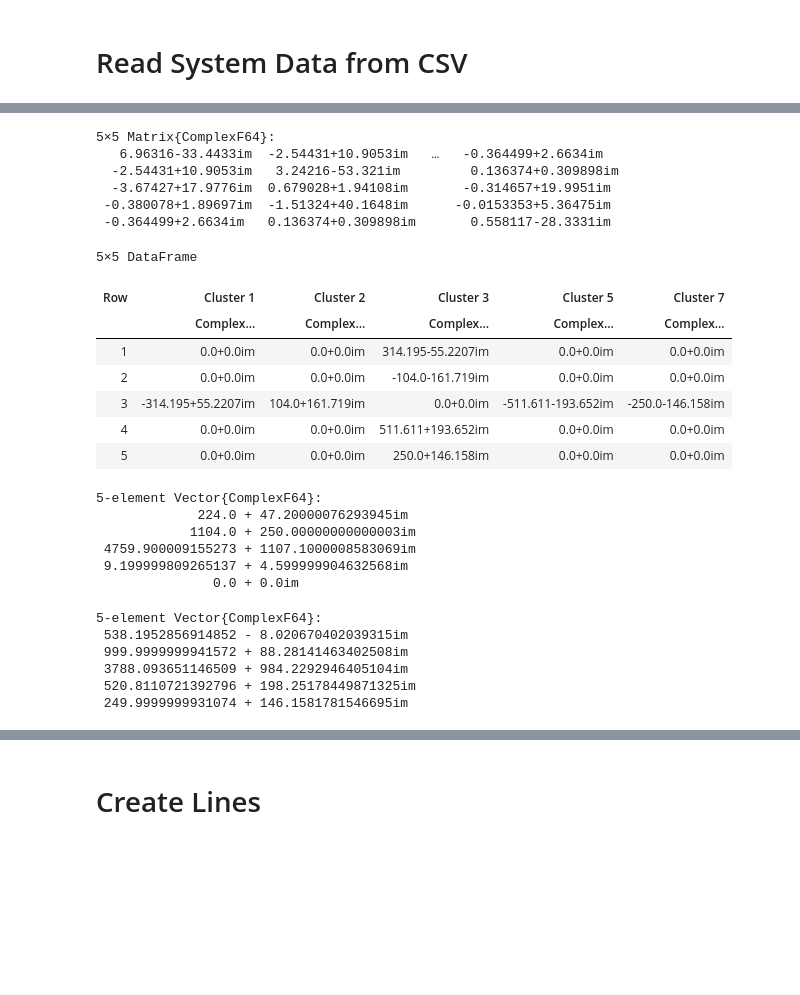
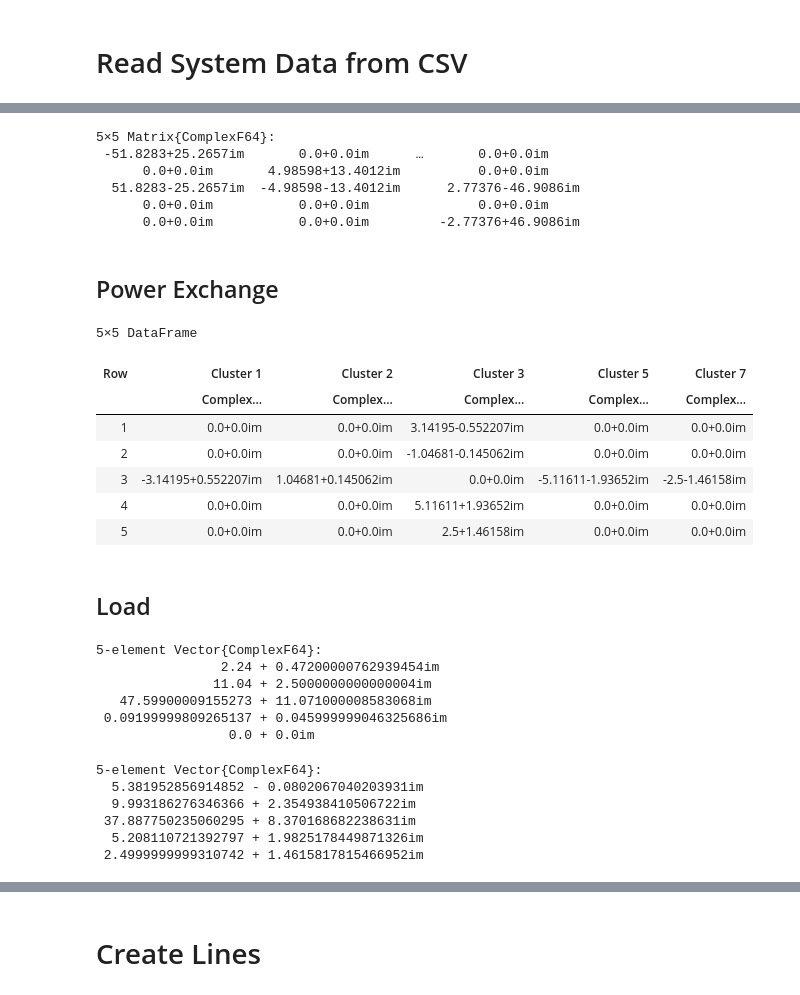
Before and after one commit to Sciemon/mwe_dynamic_equivalents_regions, a Jupyter notebook: dynamic-equivalents-simulations.ipynb, the cells around one changed output, grey strips where cells are left out. Drawn from its saved outputs; the diff is of its cells as text; code cells hidden in the pictures; blank space fills up the shorter version.

```diff
--- a/dynamic-equivalents-simulations.ipynb
+++ b/dynamic-equivalents-simulations.ipynb
@@ -12,6 +17,8 @@ using CSV
 # %%
-BASE_MVA = 100
+BASE_POWER = 100e6
 BASE_FREQ = 60.0
+BASE_VOLTAGE = 345e3
+BASE_IMPEDANCE = BASE_VOLTAGE^2 / BASE_POWER
 
-path_to_csv_files = "dynamic-equivalents-data-export\\"
+path_to_csv_files = "output\\dynamic-equivalents-data-export\\"
 # %% [output]
@@ -49,47 +59,52 @@ admittance_matrix_df
 # %%
-admittance_matrix = Matrix(admittance_matrix_df)
-admittance_matrix
+admittance_matrix_pu = Matrix(admittance_matrix_pu_df)
+admittance_matrix_pu
 # %% [output]
 5×5 Matrix{ComplexF64}:
-   6.96316-33.4433im  -2.54431+10.9053im   …   -0.364499+2.6634im
-  -2.54431+10.9053im   3.24216-53.321im         0.136374+0.309898im
-  -3.67427+17.9776im  0.679028+1.94108im       -0.314657+19.9951im
- -0.380078+1.89697im  -1.51324+40.1648im      -0.0153353+5.36475im
- -0.364499+2.6634im   0.136374+0.309898im       0.558117-28.3331im
+ -51.8283+25.2657im       0.0+0.0im      …       0.0+0.0im
+      0.0+0.0im       4.98598+13.4012im          0.0+0.0im
+  51.8283-25.2657im  -4.98598-13.4012im      2.77376-46.9086im
+      0.0+0.0im           0.0+0.0im              0.0+0.0im
+      0.0+0.0im           0.0+0.0im         -2.77376+46.9086im
+# %% [markdown]
+## Power Exchange
 # %%
-power_exchange_df = CSV.read("$(path_to_csv_files)power-exchange.csv", DataFrame, header=1, drop=[1])
-power_exchange_df = coalesce.(power_exchange_df, "0+0j")
-power_exchange_df = mapcols(col -> parse_python_complex.(col), power_exchange_df)
-power_exchange_matrix = Matrix(power_exchange_df)
-power_exchange_df
+power_exchange_MVA_df = CSV.read("$(path_to_csv_files)power-exchange.csv", DataFrame, header=1, drop=[1])
+power_exchange_MVA_df = coalesce.(power_exchange_MVA_df, "0+0j")
+power_exchange_MVA_df = mapcols(col -> parse_python_complex.(col), power_exchange_MVA_df)
+power_exchange_pu_df = power_exchange_MVA_df .* 1e6 ./ BASE_POWER
+power_exchange_pu_matrix = Matrix(power_exchange_pu_df)
+power_exchange_pu_df
 # %% [output]
 5×5 DataFrame
 | Row | Cluster 1 | Cluster 2 | Cluster 3 | Cluster 5 | Cluster 7 |
 |  | Complex… | Complex… | Complex… | Complex… | Complex… |
-| 1 | 0.0+0.0im | 0.0+0.0im | 314.195-55.2207im | 0.0+0.0im | 0.0+0.0im |
-| 2 | 0.0+0.0im | 0.0+0.0im | -104.0-161.719im | 0.0+0.0im | 0.0+0.0im |
-| 3 | -314.195+55.2207im | 104.0+161.719im | 0.0+0.0im | -511.611-193.652im | -250.0-146.158im |
-| 4 | 0.0+0.0im | 0.0+0.0im | 511.611+193.652im | 0.0+0.0im | 0.0+0.0im |
-| 5 | 0.0+0.0im | 0.0+0.0im | 250.0+146.158im | 0.0+0.0im | 0.0+0.0im |
+| 1 | 0.0+0.0im | 0.0+0.0im | 3.14195-0.552207im | 0.0+0.0im | 0.0+0.0im |
+| 2 | 0.0+0.0im | 0.0+0.0im | -1.04681-0.145062im | 0.0+0.0im | 0.0+0.0im |
+| 3 | -3.14195+0.552207im | 1.04681+0.145062im | 0.0+0.0im | -5.11611-1.93652im | -2.5-1.46158im |
+| 4 | 0.0+0.0im | 0.0+0.0im | 5.11611+1.93652im | 0.0+0.0im | 0.0+0.0im |
+| 5 | 0.0+0.0im | 0.0+0.0im | 2.5+1.46158im | 0.0+0.0im | 0.0+0.0im |
+# %% [markdown]
+## Load
 # %%
-load_power_df = CSV.read("$(path_to_csv_files)total-power-loads.csv", DataFrame, header=["subsystem", "total_load"], skipto=2)
-load_power_df.total_load = parse_python_complex.(load_power_df.total_load)
-load_power_vector = Vector(load_power_df.total_load)
+load_power_MVA_df = CSV.read("$(path_to_csv_files)total-power-loads.csv", DataFrame, header=["subsystem", "total_load"], skipto=2)
+load_power_MVA_df.total_load = parse_python_complex.(load_power_MVA_df.total_load)
+load_power_pu_vector = Vector(load_power_MVA_df.total_load) .* 1e6 ./ BASE_POWER
 # %% [output]
 5-element Vector{ComplexF64}:
-             224.0 + 47.20000076293945im
-            1104.0 + 250.00000000000003im
- 4759.900009155273 + 1107.1000008583069im
- 9.199999809265137 + 4.599999904632568im
-               0.0 + 0.0im
+                2.24 + 0.47200000762939454im
+               11.04 + 2.5000000000000004im
+   47.59900009155273 + 11.071000008583068im
+ 0.09199999809265137 + 0.045999999046325686im
+                 0.0 + 0.0im
 # %%
-total_power_exchange_subsystems = vec(sum(power_exchange_matrix, dims=1))
-total_generation_subsystems = load_power_vector - total_power_exchange_subsystems
-total_generation_subsystems
+total_power_exchange_subsystems_pu = vec(sum(power_exchange_pu_matrix, dims=1))
+total_generation_subsystems_pu = load_power_pu_vector - total_power_exchange_subsystems_pu
+total_generation_subsystems_pu
 # %% [output]
 5-element Vector{ComplexF64}:
- 538.1952856914852 - 8.020670402039315im
- 999.9999999941572 + 88.28141463402508im
- 3788.093651146509 + 984.2292946405104im
- 520.8110721392796 + 198.25178449871325im
- 249.9999999931074 + 146.1581781546695im
+  5.381952856914852 - 0.0802067040203931im
+  9.993186276346366 + 2.354938410506722im
+ 37.887750235060295 + 8.370168682238631im
+  5.208110721392797 + 1.9825178449871326im
+ 2.4999999999310742 + 1.4615817815466952im
```
Also changed, not shown: parts of 23 cells of this notebook, 4 other files.
